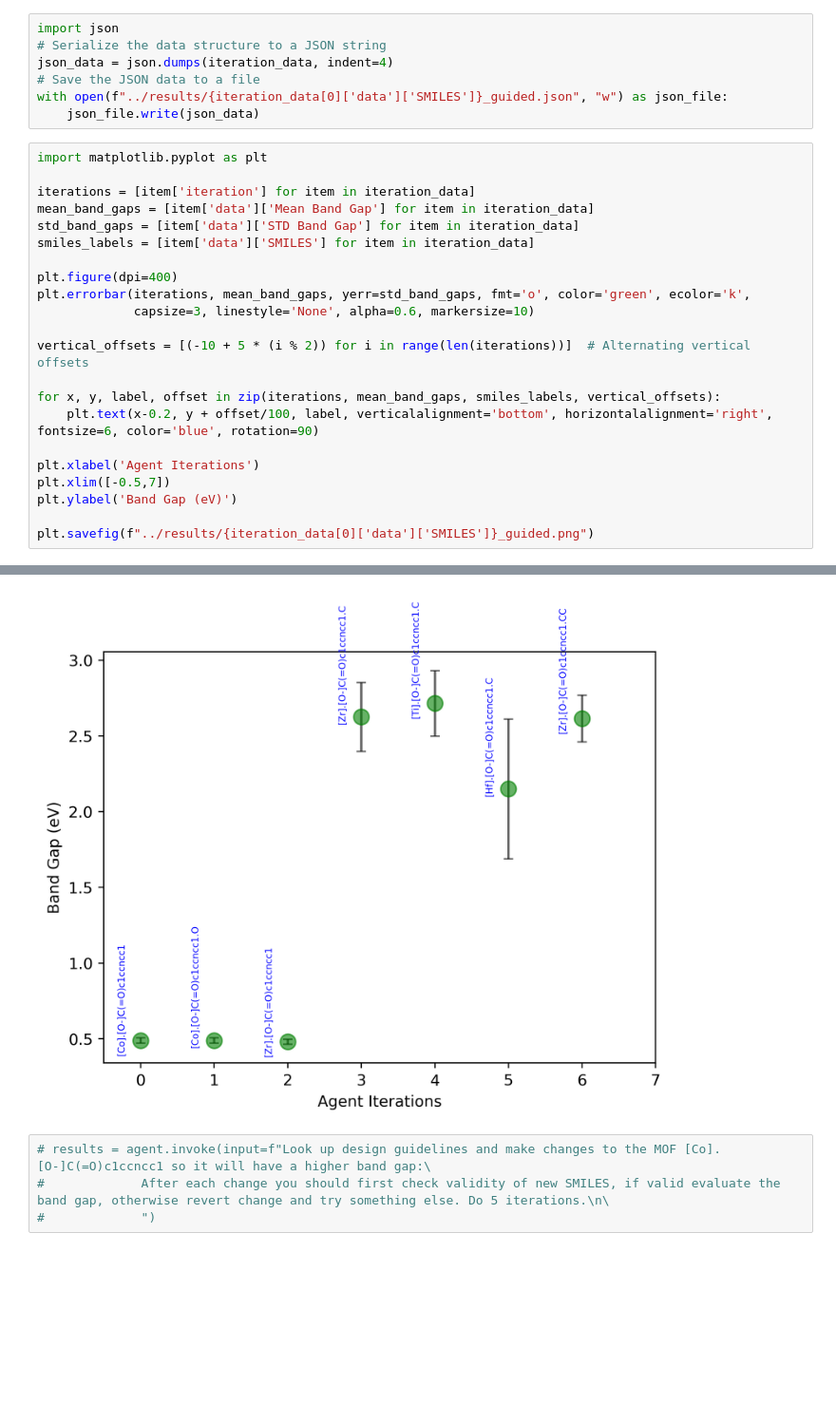
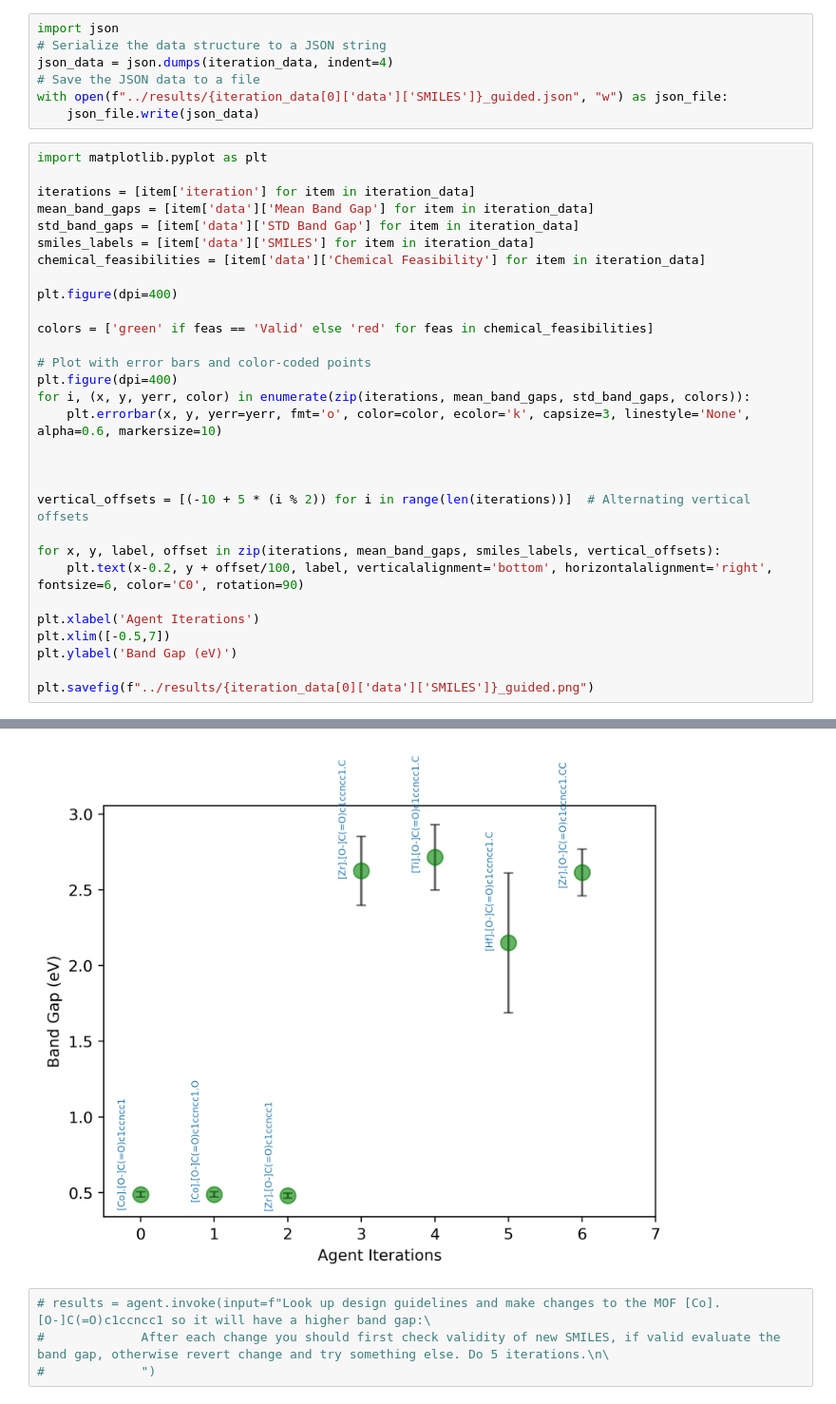
Before and after one commit to mehradans92/PoreVoyant, a Jupyter notebook: transformer/workflow.ipynb, the cells around one changed output, grey strips where cells are left out. Shown at 95% size. Cells and saved outputs as stored; diff of their text form; blank space fills up the shorter version.

Commit message:
updated colors

```diff
--- a/transformer/workflow.ipynb
+++ b/transformer/workflow.ipynb
@@ -220,15 +220,23 @@ iterations = [item['iteration'] for item in iteration_data]
 mean_band_gaps = [item['data']['Mean Band Gap'] for item in iteration_data]
 std_band_gaps = [item['data']['STD Band Gap'] for item in iteration_data]
 smiles_labels = [item['data']['SMILES'] for item in iteration_data]
+chemical_feasibilities = [item['data']['Chemical Feasibility'] for item in iteration_data]
 
 plt.figure(dpi=400)
-plt.errorbar(iterations, mean_band_gaps, yerr=std_band_gaps, fmt='o', color='green', ecolor='k',
-             capsize=3, linestyle='None', alpha=0.6, markersize=10)
+
+colors = ['green' if feas == 'Valid' else 'red' for feas in chemical_feasibilities]
+
+# Plot with error bars and color-coded points
+plt.figure(dpi=400)
+for i, (x, y, yerr, color) in enumerate(zip(iterations, mean_band_gaps, std_band_gaps, colors)):
+    plt.errorbar(x, y, yerr=yerr, fmt='o', color=color, ecolor='k', capsize=3, linestyle='None', alpha=0.6, markersize=10)
+
+
 
 vertical_offsets = [(-10 + 5 * (i % 2)) for i in range(len(iterations))]  # Alternating vertical offsets
 
 for x, y, label, offset in zip(iterations, mean_band_gaps, smiles_labels, vertical_offsets):
-    plt.text(x-0.2, y + offset/100, label, verticalalignment='bottom', horizontalalignment='right', fontsize=6, color='blue', rotation=90)
+    plt.text(x-0.2, y + offset/100, label, verticalalignment='bottom', horizontalalignment='right', fontsize=6, color='C0', rotation=90)
 
 plt.xlabel('Agent Iterations')
 plt.xlim([-0.5,7])
@@ -239,4 +249,4 @@ plt.savefig(f"../results/{iteration_data[0]['data']['SMILES']}_guided.png")
-[figure, old version]
+[figure, new version]
 # %%
 # results = agent.invoke(input=f"Look up design guidelines and make changes to the MOF [Co].[O-]C(=O)c1ccncc1 so it will have a higher band gap:\
 #             After each change you should first check validity of new SMILES, if valid evaluate the band gap, otherwise revert change and try something else. Do 5 iterations.\n\
```
Also changed, not shown: parts of 1 cell of this notebook.
